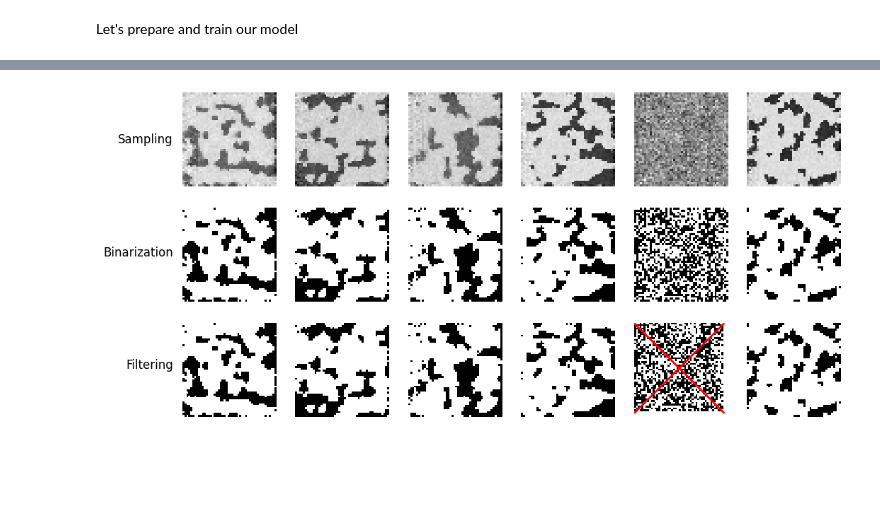
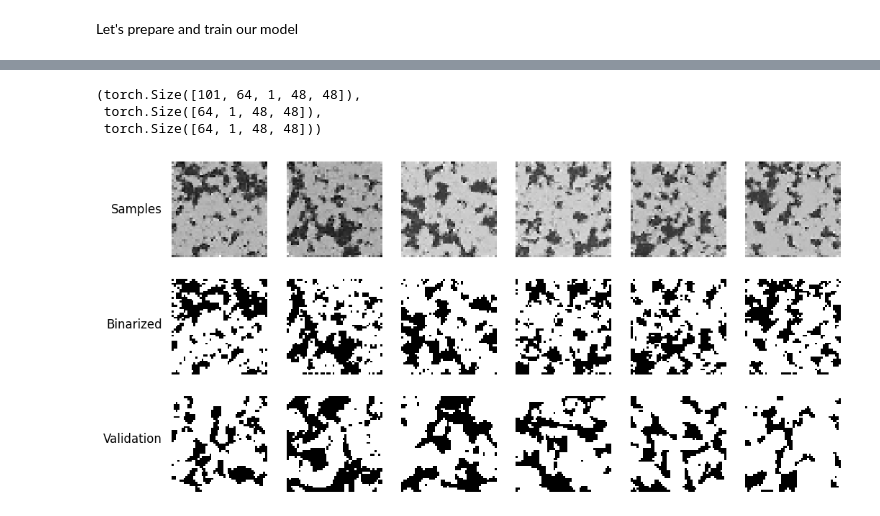
Before and after one commit to Lacadame/PoreGen, a Jupyter notebook: notebooks/tutorials/0001-basic-usage.ipynb, the cells around one changed output, grey strips where cells are left out. Saved outputs shown, nothing was run; the diff lists cells and outputs as text; code cells hidden in the pictures; blank space fills up the shorter version.

```diff
--- a/notebooks/tutorials/0001-basic-usage.ipynb
+++ b/notebooks/tutorials/0001-basic-usage.ipynb
@@ -48,7 +46,7 @@ def load_berea(path):
         voxel = np.fromfile(f, dtype=np.uint8)
     voxel = voxel.reshape((1000, 1000, 1000))
     return voxel
-name = "berea/Berea_2d25um_binary.raw"
+name = "eleven_sandstones/Berea_2d25um_binary.raw"
 path = RAWDATAFOLDER/name
 voxel = load_berea(path)
 # %%
@@ -217,17 +165,19 @@ sampler = poregen.models.DDPMSampler(loaded_module.model,
 # %%
-samples_from_ddpm = torch.cat([
-                        sampler.sample(nsamples=16, device="cuda").cpu() for i in range(4)],
-                    axis=0)
-samples_from_validation = torch.stack([
+samples_validation = torch.stack([
                             val_dataset[i] for i in range(16*4)
                         ], axis=0)
+sample_history.shape, samples.shape, samples_validation.shape
+# %% [output]
+(torch.Size([101, 64, 1, 48, 48]),
+ torch.Size([64, 1, 48, 48]),
+ torch.Size([64, 1, 48, 48]))
 # %%
 def binarize(x):
     dims = list(range(1, len(x.shape)))
     return x > (x.mean(dim=dims, keepdim=True))
 
-samples_from_ddpm_binarized = binarize(samples_from_ddpm)
-samples_from_validation_binarized = binarize(samples_from_validation)
+samples_binarized = binarize(samples)
+samples_validation_binarized = binarize(samples_validation)
 # %%
 def scaled_tpc(tpc):
     x = tpc.distance
@@ -238,59 +188,40 @@ def scaled_tpc(tpc):
     y = (y0 - lb)/(ub - lb)
     return x, y
 
-ys_ddpm_list = []
+ys_generated_list = []
 ys_valid_list = []
 
 for i in range(64):
     # tpc = porespy.metrics.two_point_correlation(x_net[i])
     # plt.plot(tpc.distance, tpc.pdf, color='red', alpha=0.1)
-    blue_label = "ddpm" if i == 0 else None
+    blue_label = "generated" if i == 0 else None
     red_label = "validation" if i == 0 else None
-    tpc = porespy.metrics.two_point_correlation((~samples_from_ddpm_binarized[i][0]).numpy())
-    xs_ddpm, ys_ddpm = scaled_tpc(tpc)
-    tpc = porespy.metrics.two_point_correlation((~samples_from_validation_binarized[i][0]).numpy())
+    tpc = porespy.metrics.two_point_correlation((~samples_binarized[i][0]).cpu().numpy())
+    xs_generated, ys_generated = scaled_tpc(tpc)
+    tpc = porespy.metrics.two_point_correlation((~samples_validation_binarized[i][0]).numpy())
     xs_valid, ys_valid = scaled_tpc(tpc)
-    ys_ddpm_list.append(ys_ddpm)
+    ys_generated_list.append(ys_generated)
     ys_valid_list.append(ys_valid)
-is_noise = np.array([ysd[1] < 0.5 for ysd in ys_ddpm_list])
-
-samples_from_ddpm_binarized_filtered = samples_from_ddpm_binarized[~is_noise]
 # %%
-# fig, axes = plt.subplots(4, 4, figsize=(12, 12))
-# axes = axes.flatten()
-# for i in range(axes.shape[0]):
-#     axes[i].matshow(xplt64b_filtered[i][0].detach().numpy(), cmap="gray_r")
-# fig.savefig(FIGURESPATH/"04122022-grid6x6-04-large0filtered.jpg")
-
 fig, axes = plt.subplots(3, 6, figsize=(12, 6))
 for ax in axes.flatten():
     ax.axis('off')
 
 # Define your row labels
-row_labels = ["Sampling", "Binarization", "Filtering"]
+row_labels = ["Samples", "Binarized", "Validation"]
 
 # Set the positions for the labels
 label_x_position = -0.1  # Adjust as needed
 label_y_positions = [0.5, -0.7, -1.9]  # Adjust as needed based on your figure size and layout
 
 for i, label in enumerate(row_labels):
     # Add text to the figure, not to an individual axis
     fig.text(label_x_position, label_y_positions[i], label, va='center', ha='right', fontsize=12, transform=axes[0, 0].transAxes)
 
 for i in range(axes.shape[1]):
     j = i + 10
-    cross_out = is_noise[j]
-    axes[0, i].matshow(samples_from_ddpm[j][0].detach().numpy(), cmap="gray")
-    axes[1, i].matshow(samples_from_ddpm_binarized[j][0].detach().numpy(), cmap="gray")
-    axes[2, i].matshow(samples_from_ddpm_binarized[j][0].detach().numpy(), cmap="gray")
-
-    if cross_out:
-        # Get the dimensions of the image
-        num_rows, num_cols = samples_from_ddpm_binarized[j][0].shape
-
-        # Draw two lines (diagonal cross)
-        axes[2, i].plot([0, num_cols], [0, num_rows], color='red', lw=2)  # From top-left to bottom-right
-        axes[2, i].plot([0, num_cols], [num_rows, 0], color='red', lw=2)  # From bottom-left to top-right
-# fig.savefig(FIGURESPATH/"06122022-filteing-process.jpg")
+    axes[0, i].matshow(samples[j][0].cpu().detach().numpy(), cmap="gray")
+    axes[1, i].matshow(samples_binarized[j][0].cpu().detach().numpy(), cmap="gray")
+    axes[2, i].matshow(samples_validation[j][0].cpu().detach().numpy(), cmap="gray")
 # %% [output]
-[figure, old version]
+[figure, new version]
```
Also changed, not shown: parts of 17 cells of this notebook, 6 other files.
